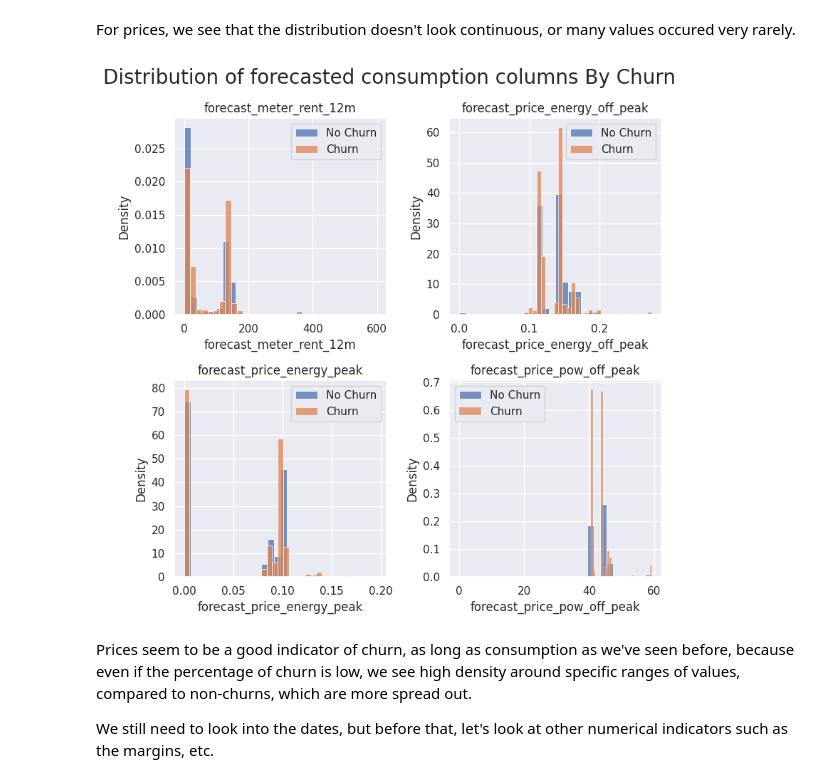
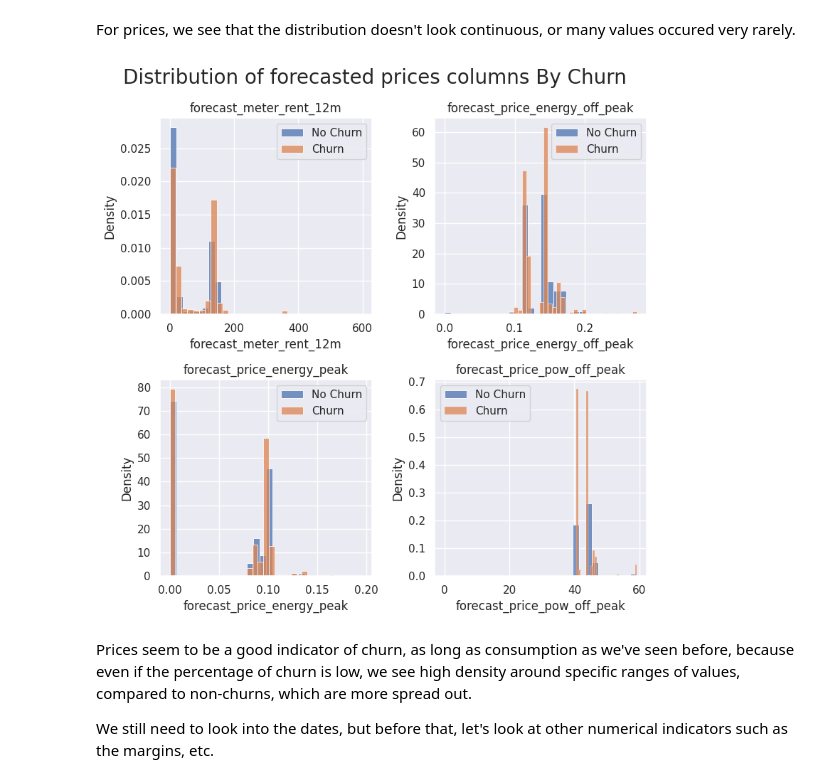
Before and after one commit to mnijadi/energy-company-customer-churn, a Jupyter notebook: notebooks/eda.ipynb, the cells around one changed output. Drawn from its saved outputs; the diff is of its cells as text; code cells hidden in the pictures.

```diff
--- a/notebooks/eda.ipynb
+++ b/notebooks/eda.ipynb
@@ -368,16 +368,16 @@ For prices, we see that the distribution doesn't look continuous, or many values
 # %%
 figure, axes = plt.subplots(nrows=2, ncols=2, figsize=(8,8))
 for i, cons in enumerate(forecasted_price_columns):
     sns.histplot(x=client_df.loc[client_df['churn']==0][cons], stat='density', bins=30, label='No Churn', ax=axes[i//2, i%2])
     sns.histplot(x=client_df.loc[client_df['churn']==1][cons], stat='density', bins=30, label='Churn', ax=axes[i//2, i%2])
     axes[i//2, i%2].set_title(cons)
     axes[i//2, i%2].legend()
-plt.suptitle('Distribution of forecasted consumption columns By Churn', fontsize=20)
+plt.suptitle('Distribution of forecasted prices columns By Churn', fontsize=20)
 plt.tight_layout()
-plt.savefig('../figures/forecasted_consumption_distributions_by_churn.png')
+plt.savefig('../figures/forecasted_prices_distributions_by_churn.png')
 plt.show()
 # %% [output]
-[figure, old version]
+[figure, new version]
 # %% [markdown]
 Prices seem to be a good indicator of churn, as long as consumption as we've seen before, because even if the percentage of churn is low, we see high density around specific ranges of values, compared to non-churns, which are more spread out.
 
```
Also changed, not shown: parts of 1 cell of this notebook, 2 other files.
